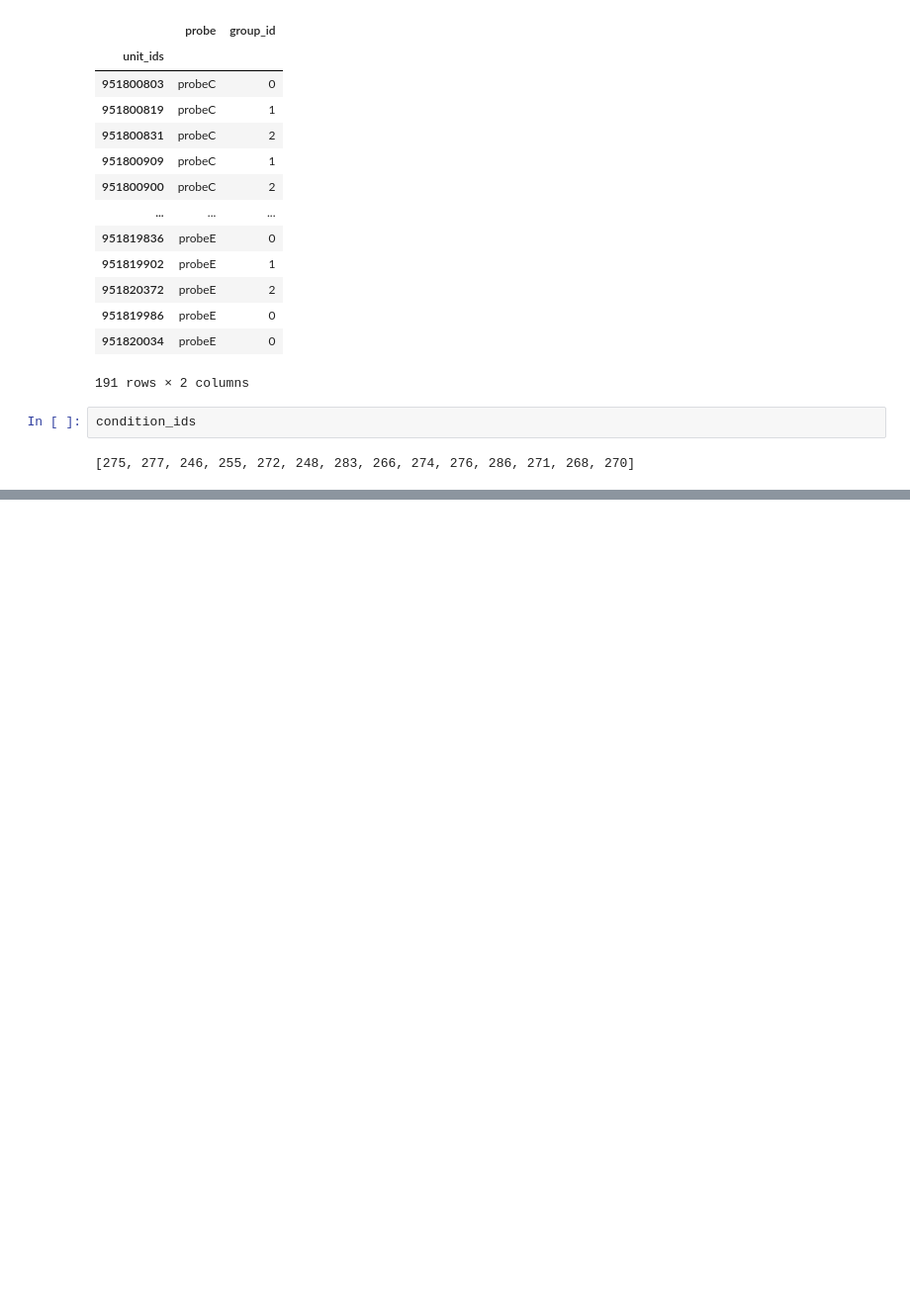
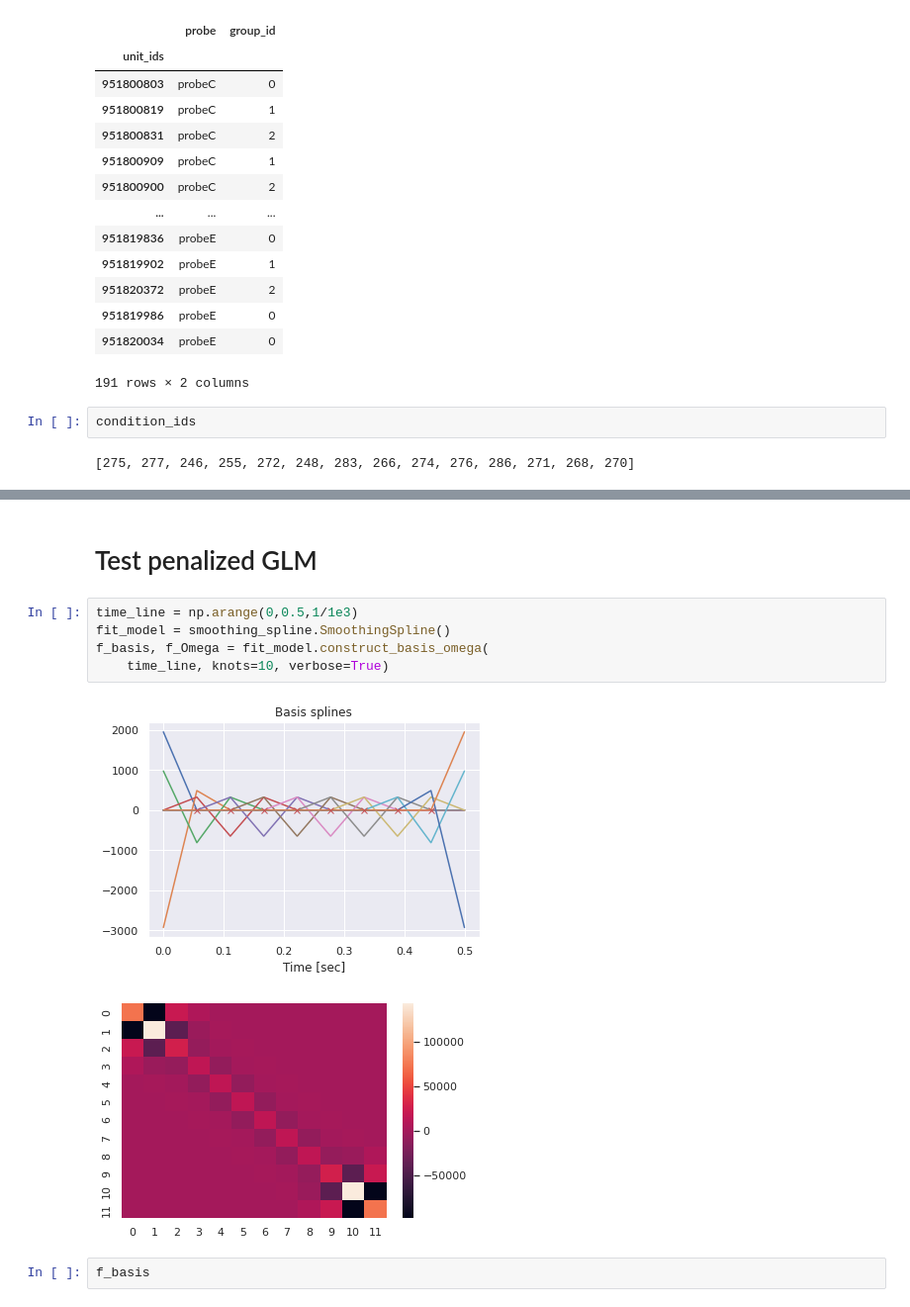
Before and after one commit to Qi-Xin/MultiNeuronGLM, a Jupyter notebook: neural clustering.ipynb, the cells around one changed output, grey strips where cells are left out. Shown at 99% size. Cells and saved outputs as stored; diff of their text form; blank space fills up the shorter version.

```diff
--- a/neural clustering.ipynb
+++ b/neural clustering.ipynb
@@ -67,0 +66,12 @@ condition_ids
+# %% [markdown]
+# Test penalized GLM
+# %%
+time_line = np.arange(0,0.5,1/1e3)
+fit_model = smoothing_spline.SmoothingSpline()
+f_basis, f_Omega = fit_model.construct_basis_omega(
+    time_line, knots=10, verbose=True)
+# %% [output]
+[figure, added]
+[figure, added]
+# %%
+f_basis
```
Also changed, not shown: parts of 7 cells of this notebook, 5 other files.
